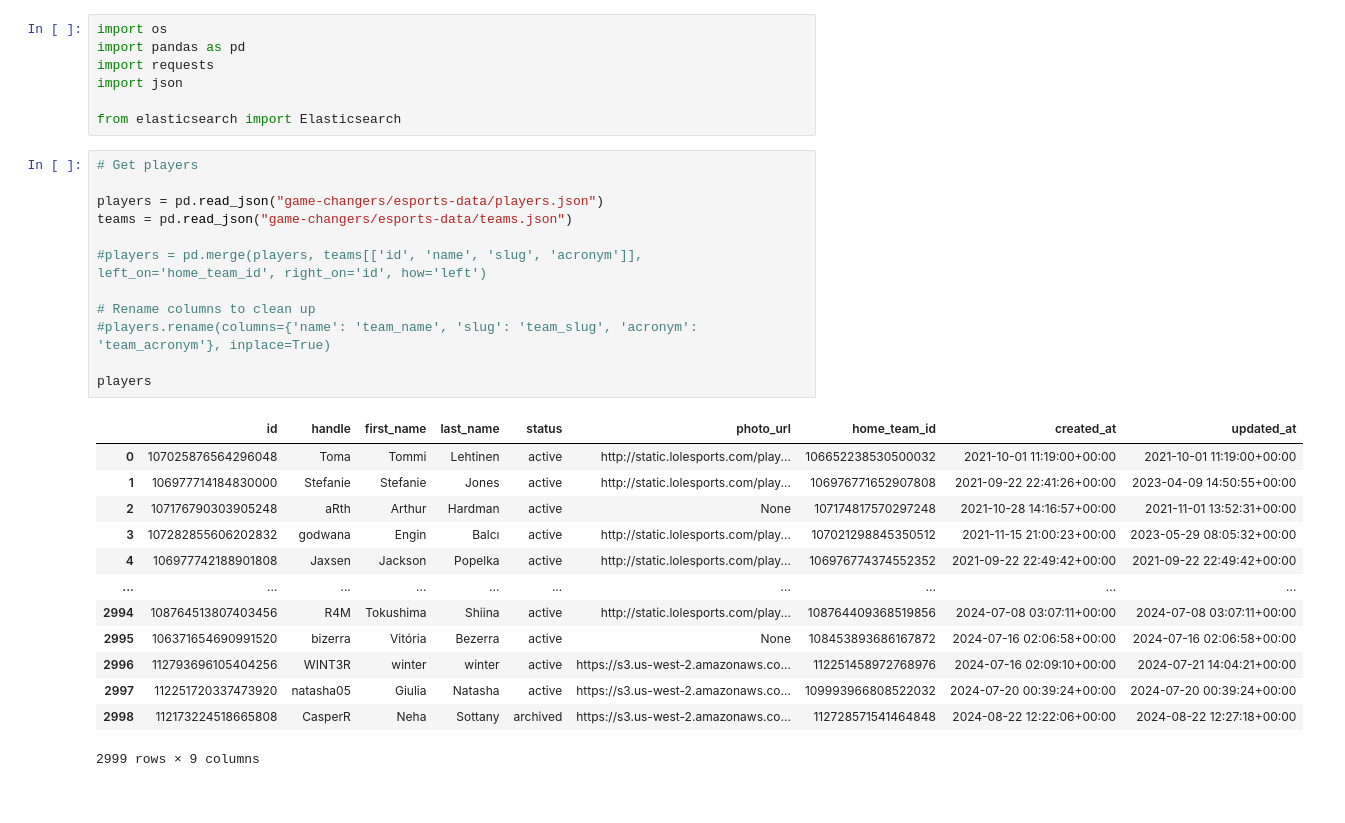
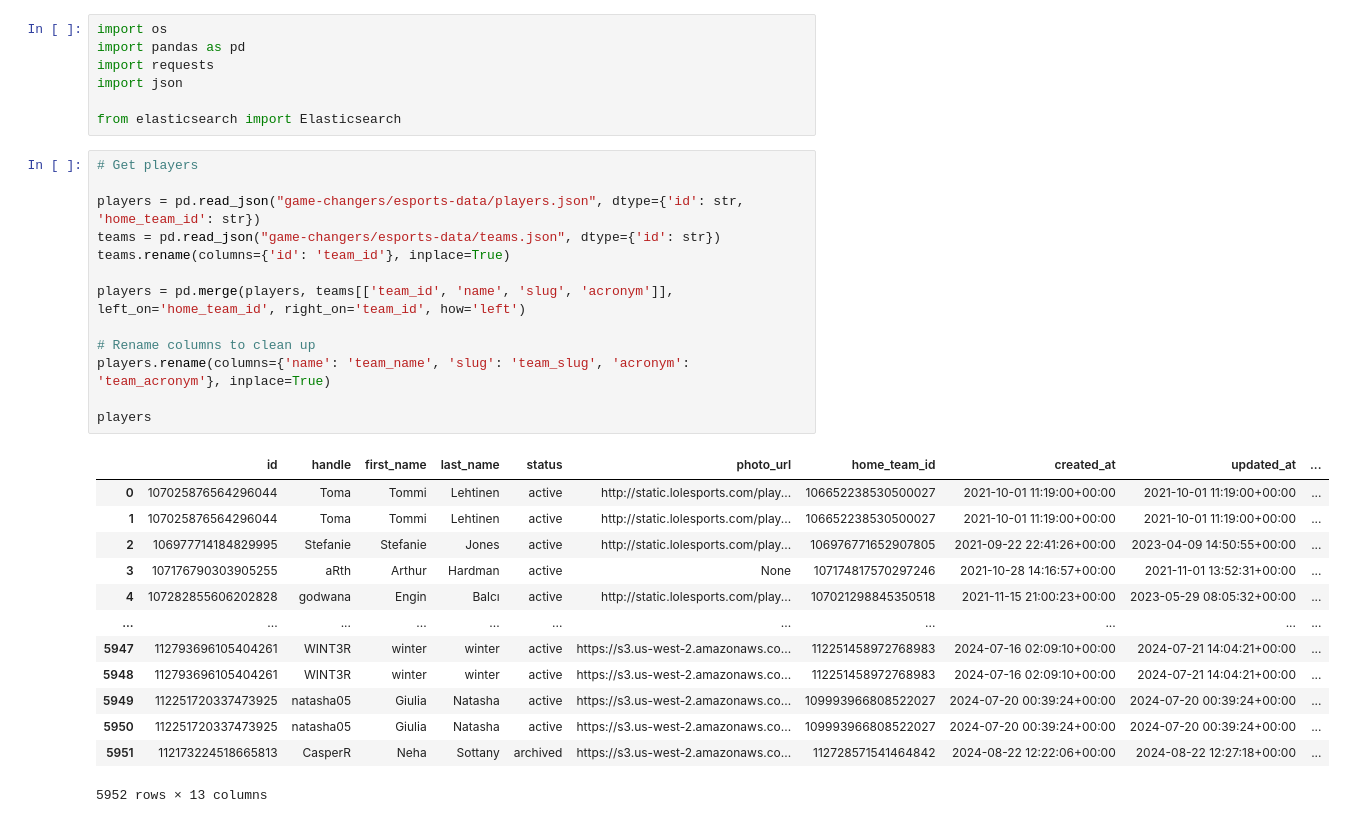
Before and after one commit to laurgu/VCTHackathon2024, a Jupyter notebook: best_counters.ipynb, the cells around one changed output. Cells and saved outputs as stored; diff of their text form.

Commit message:
Fixed ID mismatch issue between players.json and dataframe
Floating point problem with number and string parsing from json to pandas resulted in mismatch

```diff
--- a/best_counters.ipynb
+++ b/best_counters.ipynb
@@ -8,28 +8,29 @@ from elasticsearch import Elasticsearch
 # %%
 # Get players
 
-players = pd.read_json("game-changers/esports-data/players.json")
-teams = pd.read_json("game-changers/esports-data/teams.json")
+players = pd.read_json("game-changers/esports-data/players.json", dtype={'id': str, 'home_team_id': str})
+teams = pd.read_json("game-changers/esports-data/teams.json", dtype={'id': str})
+teams.rename(columns={'id': 'team_id'}, inplace=True)
 
-#players = pd.merge(players, teams[['id', 'name', 'slug', 'acronym']], left_on='home_team_id', right_on='id', how='left')
+players = pd.merge(players, teams[['team_id', 'name', 'slug', 'acronym']], left_on='home_team_id', right_on='team_id', how='left')
 
 # Rename columns to clean up
-#players.rename(columns={'name': 'team_name', 'slug': 'team_slug', 'acronym': 'team_acronym'}, inplace=True)
+players.rename(columns={'name': 'team_name', 'slug': 'team_slug', 'acronym': 'team_acronym'}, inplace=True)
 
 players
 # %% [output]
-|  | id | handle | first_name | last_name | status | photo_url | home_team_id | created_at | updated_at |
-| 0 | 107025876564296048 | Toma | Tommi | Lehtinen | active | http://static.lolesports.com/play... | 106652238530500032 | 2021-10-01 11:19:00+00:00 | 2021-10-01 11:19:00+00:00 |
-| 1 | 106977714184830000 | Stefanie | Stefanie | Jones | active | http://static.lolesports.com/play... | 106976771652907808 | 2021-09-22 22:41:26+00:00 | 2023-04-09 14:50:55+00:00 |
-| 2 | 107176790303905248 | aRth | Arthur | Hardman | active | None | 107174817570297248 | 2021-10-28 14:16:57+00:00 | 2021-11-01 13:52:31+00:00 |
-| 3 | 107282855606202832 | godwana | Engin | Balcı | active | http://static.lolesports.com/play... | 107021298845350512 | 2021-11-15 21:00:23+00:00 | 2023-05-29 08:05:32+00:00 |
-| 4 | 106977742188901808 | Jaxsen | Jackson | Popelka | active | http://static.lolesports.com/play... | 106976774374552352 | 2021-09-22 22:49:42+00:00 | 2021-09-22 22:49:42+00:00 |
-| ... | ... | ... | ... | ... | ... | ... | ... | ... | ... |
-| 2994 | 108764513807403456 | R4M | Tokushima | Shiina | active | http://static.lolesports.com/play... | 108764409368519856 | 2024-07-08 03:07:11+00:00 | 2024-07-08 03:07:11+00:00 |
-| 2995 | 106371654690991520 | bizerra | Vitória | Bezerra | active | None | 108453893686167872 | 2024-07-16 02:06:58+00:00 | 2024-07-16 02:06:58+00:00 |
-| 2996 | 112793696105404256 | WINT3R | winter | winter | active | https://s3.us-west-2.amazonaws.co... | 112251458972768976 | 2024-07-16 02:09:10+00:00 | 2024-07-21 14:04:21+00:00 |
-| 2997 | 112251720337473920 | natasha05 | Giulia | Natasha | active | https://s3.us-west-2.amazonaws.co... | 109993966808522032 | 2024-07-20 00:39:24+00:00 | 2024-07-20 00:39:24+00:00 |
-| 2998 | 112173224518665808 | CasperR | Neha | Sottany | archived | https://s3.us-west-2.amazonaws.co... | 112728571541464848 | 2024-08-22 12:22:06+00:00 | 2024-08-22 12:27:18+00:00 |
+|  | id | handle | first_name | last_name | status | photo_url | home_team_id | created_at | updated_at | ... |
+| 0 | 107025876564296044 | Toma | Tommi | Lehtinen | active | http://static.lolesports.com/play... | 106652238530500027 | 2021-10-01 11:19:00+00:00 | 2021-10-01 11:19:00+00:00 | ... |
+| 1 | 107025876564296044 | Toma | Tommi | Lehtinen | active | http://static.lolesports.com/play... | 106652238530500027 | 2021-10-01 11:19:00+00:00 | 2021-10-01 11:19:00+00:00 | ... |
+| 2 | 106977714184829995 | Stefanie | Stefanie | Jones | active | http://static.lolesports.com/play... | 106976771652907805 | 2021-09-22 22:41:26+00:00 | 2023-04-09 14:50:55+00:00 | ... |
+| 3 | 107176790303905255 | aRth | Arthur | Hardman | active | None | 107174817570297246 | 2021-10-28 14:16:57+00:00 | 2021-11-01 13:52:31+00:00 | ... |
+| 4 | 107282855606202828 | godwana | Engin | Balcı | active | http://static.lolesports.com/play... | 107021298845350518 | 2021-11-15 21:00:23+00:00 | 2023-05-29 08:05:32+00:00 | ... |
+| ... | ... | ... | ... | ... | ... | ... | ... | ... | ... | ... |
+| 5947 | 112793696105404261 | WINT3R | winter | winter | active | https://s3.us-west-2.amazonaws.co... | 112251458972768983 | 2024-07-16 02:09:10+00:00 | 2024-07-21 14:04:21+00:00 | ... |
+| 5948 | 112793696105404261 | WINT3R | winter | winter | active | https://s3.us-west-2.amazonaws.co... | 112251458972768983 | 2024-07-16 02:09:10+00:00 | 2024-07-21 14:04:21+00:00 | ... |
+| 5949 | 112251720337473925 | natasha05 | Giulia | Natasha | active | https://s3.us-west-2.amazonaws.co... | 109993966808522027 | 2024-07-20 00:39:24+00:00 | 2024-07-20 00:39:24+00:00 | ... |
+| 5950 | 112251720337473925 | natasha05 | Giulia | Natasha | active | https://s3.us-west-2.amazonaws.co... | 109993966808522027 | 2024-07-20 00:39:24+00:00 | 2024-07-20 00:39:24+00:00 | ... |
+| 5951 | 112173224518665813 | CasperR | Neha | Sottany | archived | https://s3.us-west-2.amazonaws.co... | 112728571541464842 | 2024-08-22 12:22:06+00:00 | 2024-08-22 12:27:18+00:00 | ... |
-2999 rows × 9 columns
+5952 rows × 13 columns
 # %%
 players.dtypes
```
Also changed, not shown: parts of 17 cells of this notebook.
